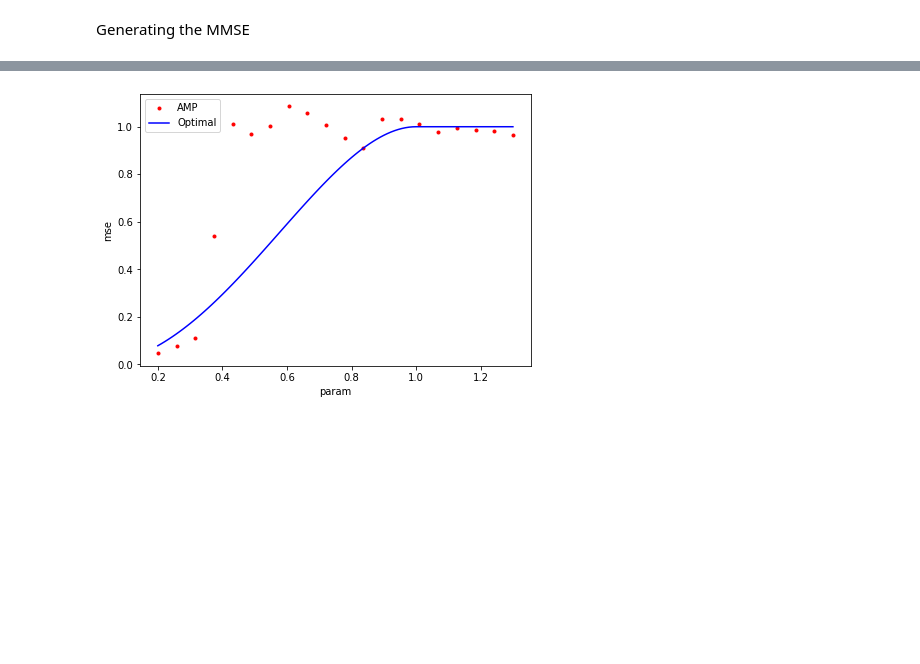
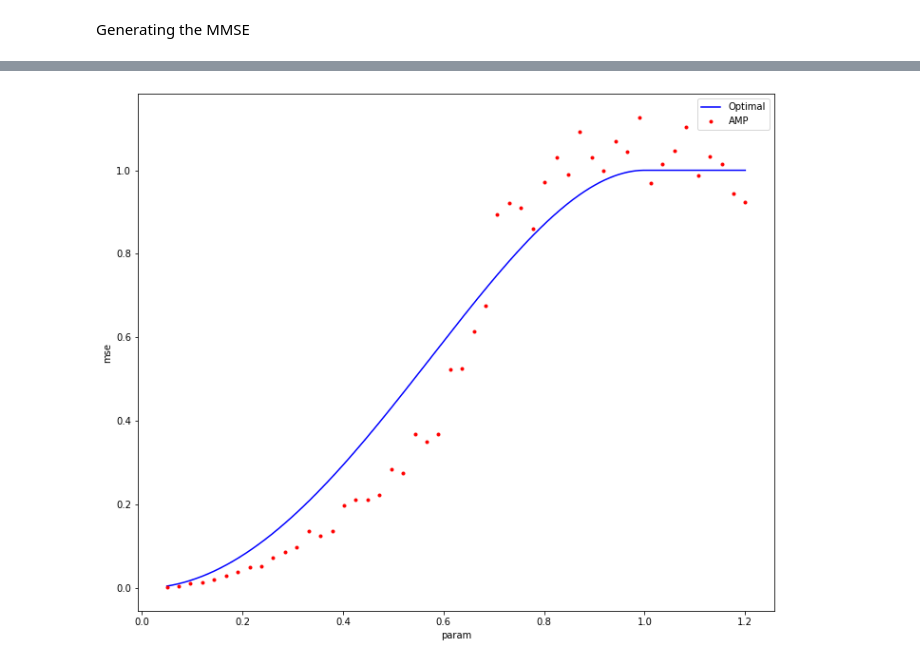
Before and after one commit to samatbor/AMP-for-inhomogenous-noise, a Jupyter notebook: AMP_inhomegenous_noise_Justin.ipynb, the cells around one changed output, grey strips where cells are left out. Saved outputs shown, nothing was run; the diff lists cells and outputs as text; code cells hidden in the pictures; blank space fills up the shorter version.

```diff
--- a/AMP_inhomegenous_noise_Justin.ipynb
+++ b/AMP_inhomegenous_noise_Justin.ipynb
@@ -50,5 +52,5 @@ def get_instance(dimension = 1000, *, prior, delta):
 # %%
-delta = delta_two_blocks(dimension = 50, size1 = 30, value11 = 1, value12 = 1, value22 = 8)
+delta = create_two_blocks(dimension = 50, size1 = 30, value11 = 1, value12 = 1, value22 = 8)
 Y = get_instance(dimension = 50, prior = 'gaussian', delta = delta)[1]
 plt.imshow(Y, interpolation = 'none')
 plt.show()
@@ -257,24 +213,23 @@ def Solve_Q(Qtilde1,Qtilde2,rho1,rho2,Delta_11,Delta_12,Delta_22,prior,p):
     return Qtilde1,Qtilde2
 # %%
 def visualize (data_amp, data_optimal):
-    fig, ax = plt.subplots(figsize=(7,5))
-    plt.plot(data_amp['param'], data_amp['mse'],
+    fig, ax = plt.subplots(figsize=(12,10))
+    plt.plot(data_optimal['parameter'], data_optimal['mse'],
+         '-y', label='Optimal', color='blue')
+    plt.plot(data_amp['parameter'], data_amp['mse'],
          '.', label='AMP', color='red')
-    plt.plot(data_optimal['param'], data_optimal['mse'],
-         '-y', label='Optimal', color='blue')
     plt.xlabel('param')
     plt.ylabel('mse')
     plt.legend()
 # %% [markdown]
 Generating the MMSE
 # %%
-def optimal_curve(start, end, points, diag_scalar, proportion, prior, p):
+def optimal_curve(start, end, points, diag_scalar):
 
-    rho1 = proportion
-    rho2 = 1-rho1
-    Delta11 = start
-    Delta12 = start
-    Delta22 = (start*diag_scalar)**2
+    rho1, rho2 = 0.5, 0.5
+    Delta11 = 1
+    Delta12 = 1
+    Delta22 = diag_scalar
 
     Q1 = 1
     Q2 = 1
@@ -290,22 +245,22 @@ def optimal_curve(start, end, points, diag_scalar, proportion, prior, p):
       Delta_11_new = param**2
       Delta_12_new = param**2
       Delta_22_new = (diag_scalar*param)**2
-      Qtilde1,Qtilde2 = Solve_Q(Qtilde1,Qtilde2,rho1,rho2,Delta_11_new,Delta_12_new,Delta_22_new,prior,p)
-      MMSEVec.append( 1 - ( rho1**2 * ExpectGibbs(Qtilde1,prior,p)*ExpectGibbs(Qtilde1,prior,p) +
-                           2*rho1*rho2 *  ExpectGibbs(Qtilde1,prior,p) * ExpectGibbs(Qtilde2,prior,p) +
-                           rho2**2 * ExpectGibbs(Qtilde2,prior,p) * ExpectGibbs(Qtilde2,prior,p) )  )
+      Qtilde1,Qtilde2 = Solve_Q(Qtilde1,Qtilde2,rho1,rho2,Delta_11_new,Delta_12_new,Delta_22_new)
+      MMSEVec.append( 1 - ( rho1**2 * ExpectGibbs(Qtilde1)*ExpectGibbs(Qtilde1) +
+                           2*rho1*rho2 *  ExpectGibbs(Qtilde1) * ExpectGibbs(Qtilde2) +
+                           rho2**2 * ExpectGibbs(Qtilde2) * ExpectGibbs(Qtilde2) )  )
       paramvec.append(param)
 
-    return {'param': paramvec, 'mse': MMSEVec}
+    return {'parameter': paramvec, 'mse': MMSEVec}
 # %%
-dimension = 100
-start = 0.2
-end = 1.3
-points = 20
-delta_collection = two_blocks_collection(dimension = dimension, start = start, end = end, points = points,
+dimension = 75
+start = 0.05
+end = 1.2
+points = 50
+delta_collection = create_two_blocks_collection(dimension = dimension, start = start, end = end, points = points,
                                          first_size = dimension//2, diag_scalar = 1)
-gaussian_prior = parameter_curve(seeds = 6, dimension = dimension,
+gaussian_prior = data_amp(initialisation = 'uninformed', seeds = 10, dimension = dimension,
                                    delta_collection = delta_collection, prior = 'gaussian')
 visualize(data_amp = gaussian_prior, data_optimal =
-          optimal_curve(start = start, end = end, points = 100, diag_scalar = 1, proportion = 0.5, prior = 'gaussian', p = 0.5))
+          optimal_curve(start = start, end = end, points = 1000, diag_scalar = 1))
 # %% [output]
@@ -332 +284 @@ Computing with parameter = 1.3
-[figure, old version]
+[figure, new version]
```
Also changed, not shown: parts of 12 cells of this notebook.
